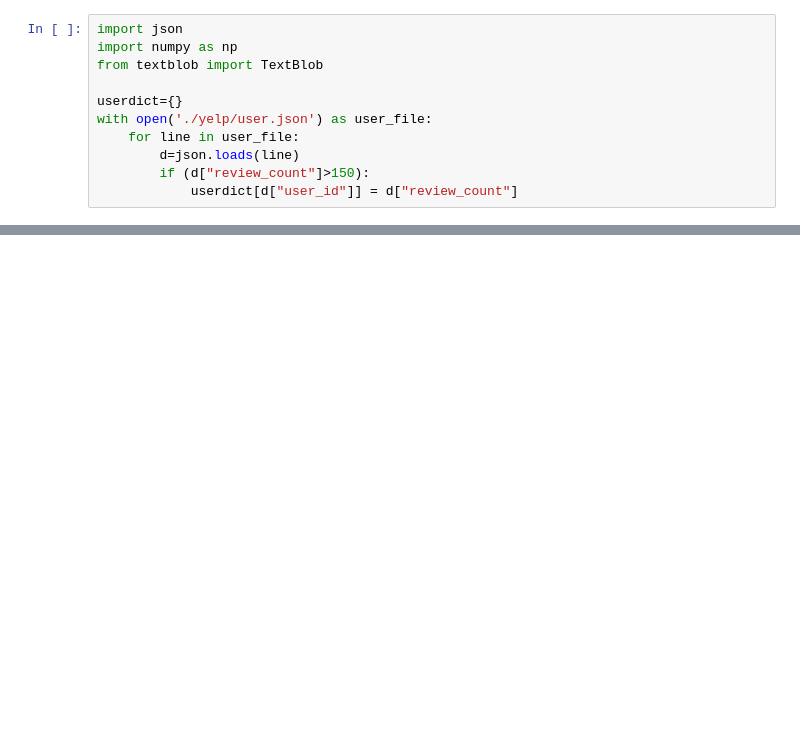
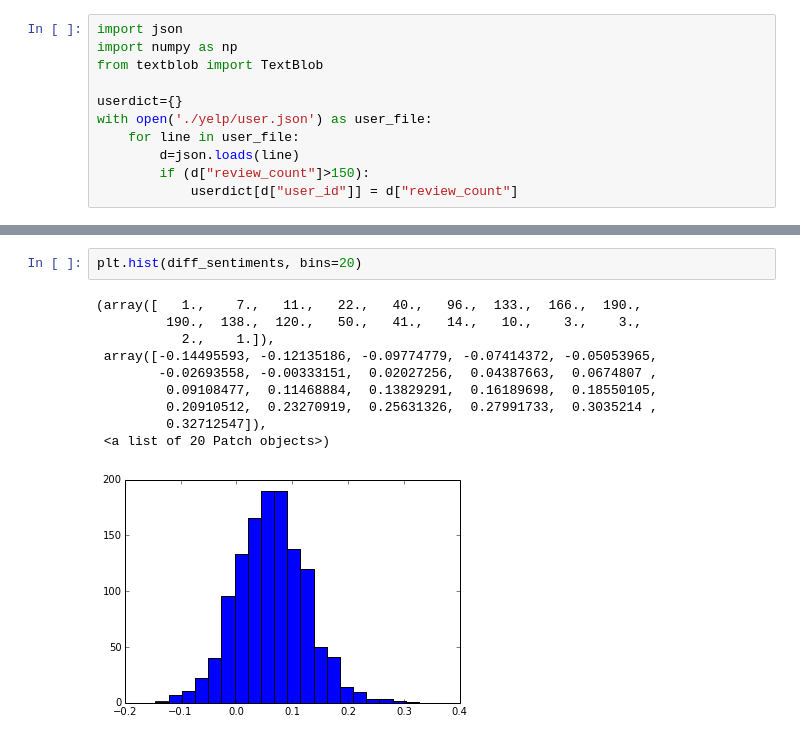
Before and after one commit to jingdai2014/introcm_data_analysis, a Jupyter notebook: assignment3.ipynb, the cells around one changed output, grey strips where cells are left out. Saved outputs shown, nothing was run; the diff lists cells and outputs as text; blank space fills up the shorter version.

```diff
--- a/assignment3.ipynb
+++ b/assignment3.ipynb
@@ -138,0 +147,13 @@ for sentence in blob.sentences:
+# %%
+plt.hist(diff_sentiments, bins=20)
+# %% [output]
+(array([   1.,    7.,   11.,   22.,   40.,   96.,  133.,  166.,  190.,
+         190.,  138.,  120.,   50.,   41.,   14.,   10.,    3.,    3.,
+           2.,    1.]),
+ array([-0.14495593, -0.12135186, -0.09774779, -0.07414372, -0.05053965,
+        -0.02693558, -0.00333151,  0.02027256,  0.04387663,  0.0674807 ,
+         0.09108477,  0.11468884,  0.13829291,  0.16189698,  0.18550105,
+         0.20910512,  0.23270919,  0.25631326,  0.27991733,  0.3035214 ,
+         0.32712547]),
+ <a list of 20 Patch objects>)
+[figure, added]
```
Also changed, not shown: parts of 21 cells of this notebook.
